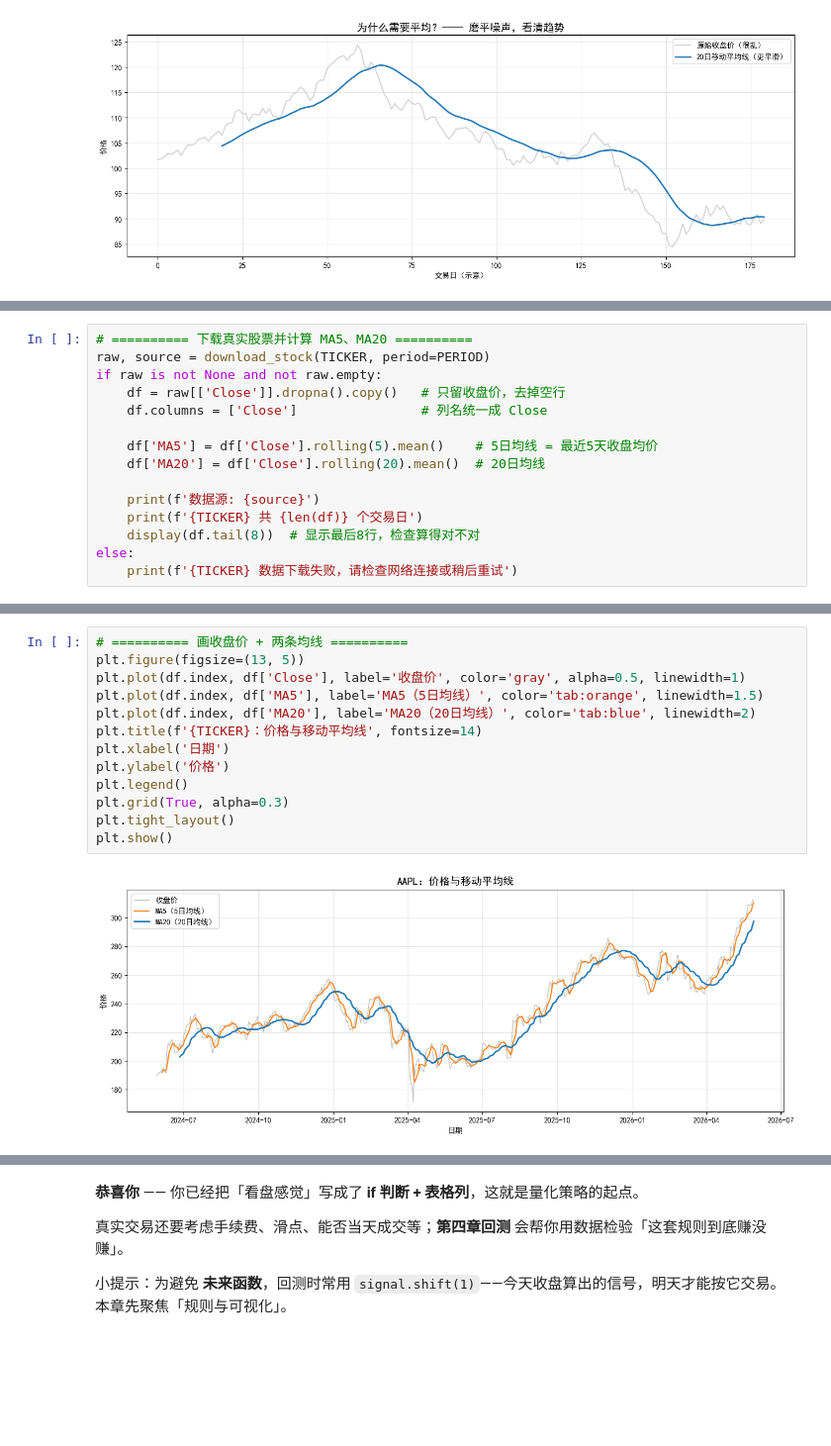
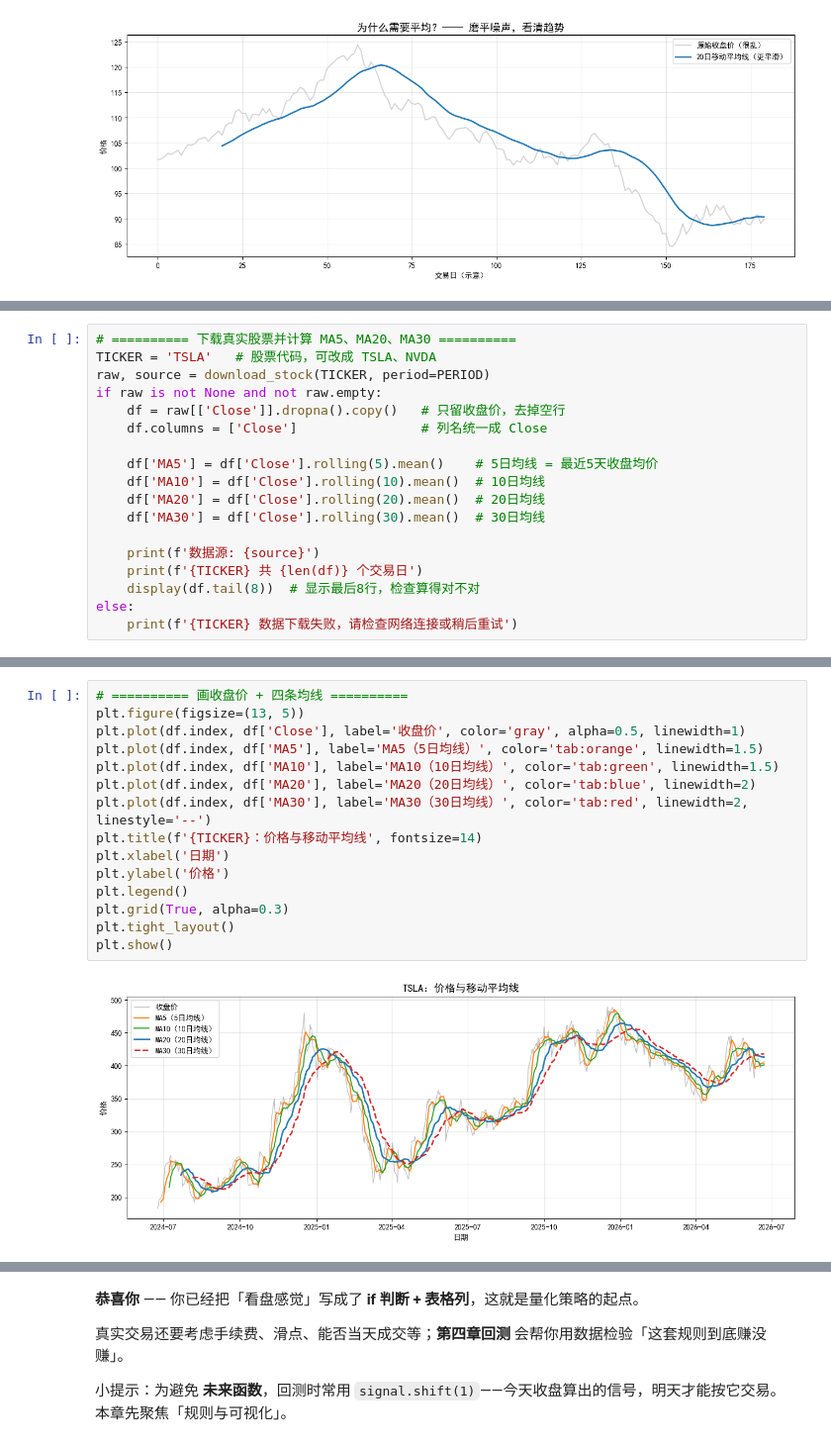
Before and after one commit to BeWaterMyFriend7/quant-for-beginners, a Jupyter notebook: notebooks/phase1_intro/03_移动平均线策略.ipynb, the cells around one changed output, grey strips where cells are left out. Shown at 99% size. Drawn from its saved outputs; the diff is of its cells as text; blank space fills up the shorter version.

````diff
--- a/notebooks/phase1_intro/03_移动平均线策略.ipynb
+++ b/notebooks/phase1_intro/03_移动平均线策略.ipynb
@@ -226,14 +226,17 @@ $$
 df['MA5'] = df['Close'].rolling(5).mean()
 ```
 # %%
-# ========== 下载真实股票并计算 MA5、MA20 ==========
+# ========== 下载真实股票并计算 MA5、MA20、MA30 ==========
+TICKER = 'TSLA'   # 股票代码，可改成 TSLA、NVDA
 raw, source = download_stock(TICKER, period=PERIOD)
 if raw is not None and not raw.empty:
     df = raw[['Close']].dropna().copy()   # 只留收盘价，去掉空行
     df.columns = ['Close']                # 列名统一成 Close
 
     df['MA5'] = df['Close'].rolling(5).mean()    # 5日均线 = 最近5天收盘均价
+    df['MA10'] = df['Close'].rolling(10).mean()  # 10日均线
     df['MA20'] = df['Close'].rolling(20).mean()  # 20日均线
+    df['MA30'] = df['Close'].rolling(30).mean()  # 30日均线
 
     print(f'数据源: {source}')
     print(f'{TICKER} 共 {len(df)} 个交易日')
@@ -255,18 +275,20 @@ AAPL 共 501 个交易日
 # %%
-# ========== 画收盘价 + 两条均线 ==========
+# ========== 画收盘价 + 四条均线 ==========
 plt.figure(figsize=(13, 5))
 plt.plot(df.index, df['Close'], label='收盘价', color='gray', alpha=0.5, linewidth=1)
 plt.plot(df.index, df['MA5'], label='MA5（5日均线）', color='tab:orange', linewidth=1.5)
+plt.plot(df.index, df['MA10'], label='MA10（10日均线）', color='tab:green', linewidth=1.5)
 plt.plot(df.index, df['MA20'], label='MA20（20日均线）', color='tab:blue', linewidth=2)
+plt.plot(df.index, df['MA30'], label='MA30（30日均线）', color='tab:red', linewidth=2, linestyle='--')
 plt.title(f'{TICKER}：价格与移动平均线', fontsize=14)
 plt.xlabel('日期')
 plt.ylabel('价格')
 plt.legend()
 plt.grid(True, alpha=0.3)
 plt.tight_layout()
 plt.show()
 # %% [output]
-[figure, old version]
+[figure, new version]
 # %% [markdown]
 ---
 
````
Also changed, not shown: parts of 13 cells of this notebook, 1 other file.
